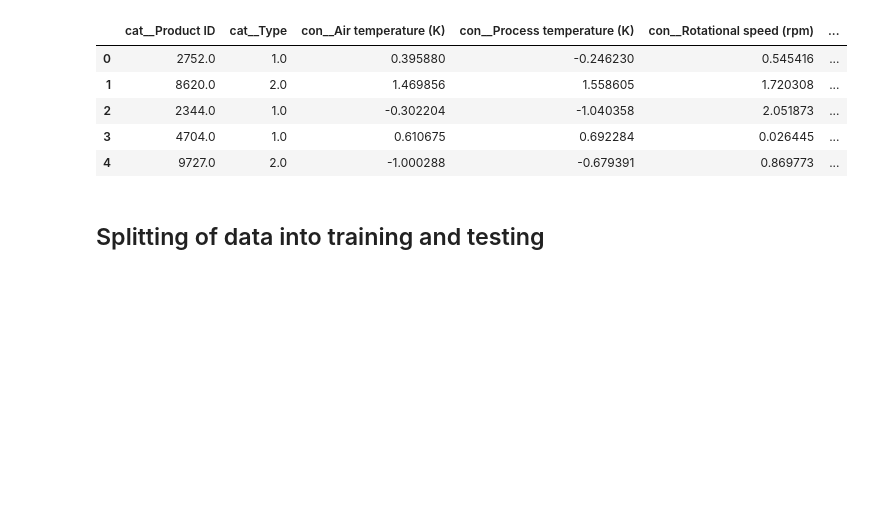
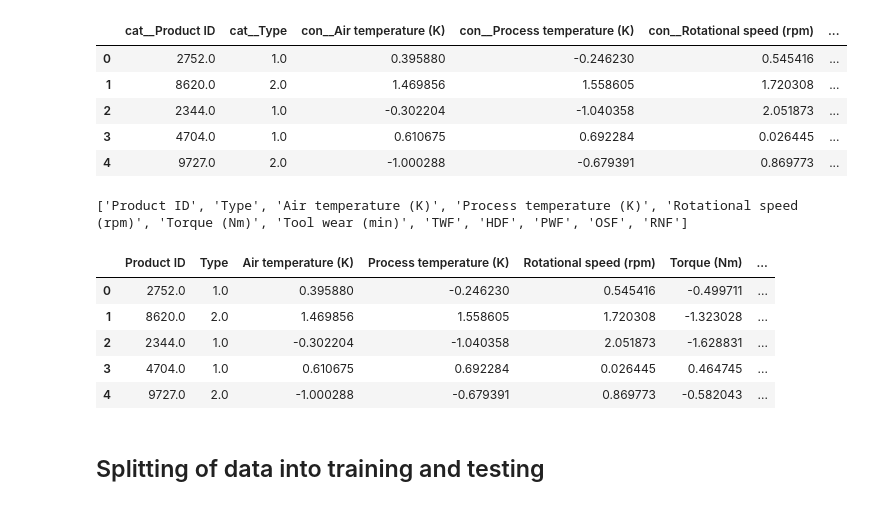
Before and after one commit to ganesh-207/Machine_learning, a Jupyter notebook: Machine_Failure_Predition.ipynb, the cells around one changed output. Drawn from its saved outputs; the diff is of its cells as text; code cells hidden in the pictures; blank space fills up the shorter version.

```diff
--- a/Machine_Failure_Predition.ipynb
+++ b/Machine_Failure_Predition.ipynb
@@ -205,6 +206,25 @@ X_pre.head()
 | 2 | 2344.0 | 1.0 | -0.302204 | -1.040358 | 2.051873 | ... |
 | 3 | 4704.0 | 1.0 | 0.610675 | 0.692284 | 0.026445 | ... |
 | 4 | 9727.0 | 2.0 | -1.000288 | -0.679391 | 0.869773 | ... |
+# %%
+# Cleaning column names
+new_cols = []
+for i in X_pre.columns:
+    c = i.split('__')[-1]
+    new_cols.append(c)
+print(new_cols)
+
+# Assigning cleaned column names to X_pre
+X_pre.columns = new_cols
+X_pre.head()
+# %% [output]
+['Product ID', 'Type', 'Air temperature (K)', 'Process temperature (K)', 'Rotational speed (rpm)', 'Torque (Nm)', 'Tool wear (min)', 'TWF', 'HDF', 'PWF', 'OSF', 'RNF']
+|  | Product ID | Type | Air temperature (K) | Process temperature (K) | Rotational speed (rpm) | Torque (Nm) | ... |
+| 0 | 2752.0 | 1.0 | 0.395880 | -0.246230 | 0.545416 | -0.499711 | ... |
+| 1 | 8620.0 | 2.0 | 1.469856 | 1.558605 | 1.720308 | -1.323028 | ... |
+| 2 | 2344.0 | 1.0 | -0.302204 | -1.040358 | 2.051873 | -1.628831 | ... |
+| 3 | 4704.0 | 1.0 | 0.610675 | 0.692284 | 0.026445 | 0.464745 | ... |
+| 4 | 9727.0 | 2.0 | -1.000288 | -0.679391 | 0.869773 | -0.582043 | ... |
 # %% [markdown]
 ## Splitting of data into training and testing
 # %%
```
Also changed, not shown: parts of 9 cells of this notebook.
